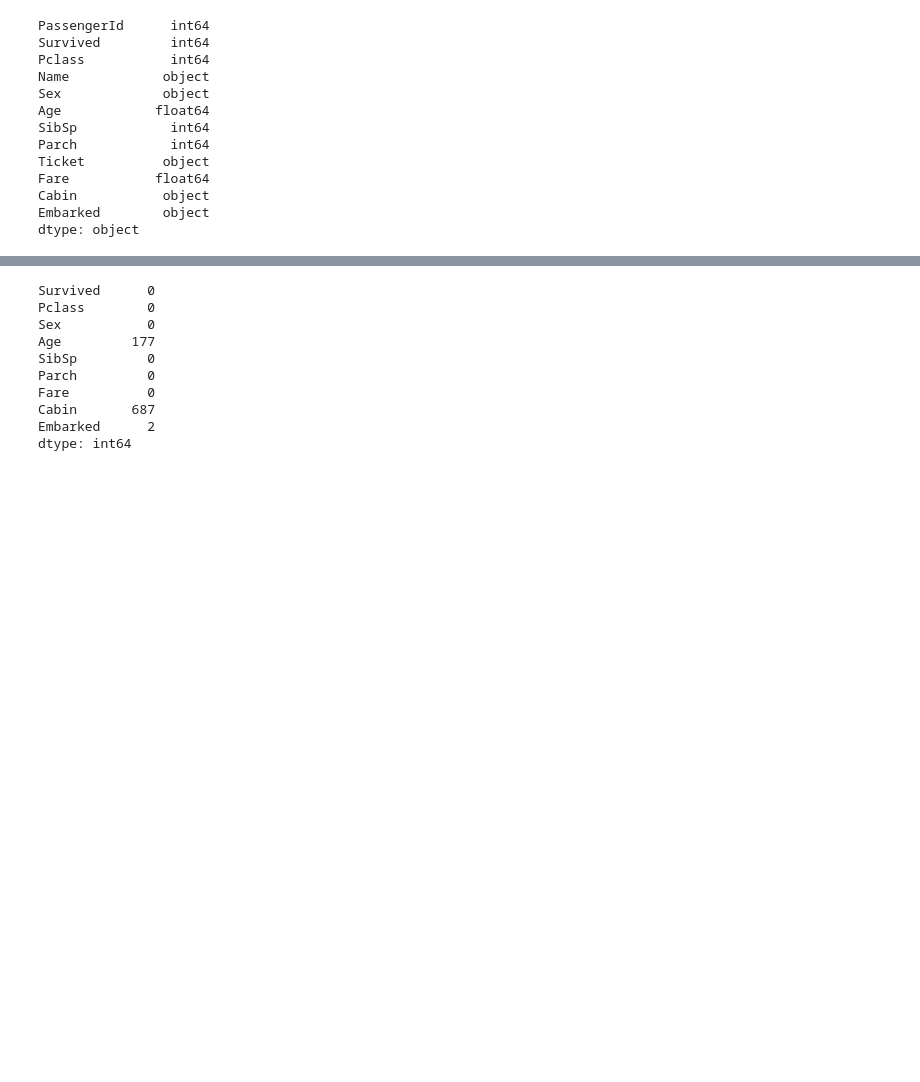
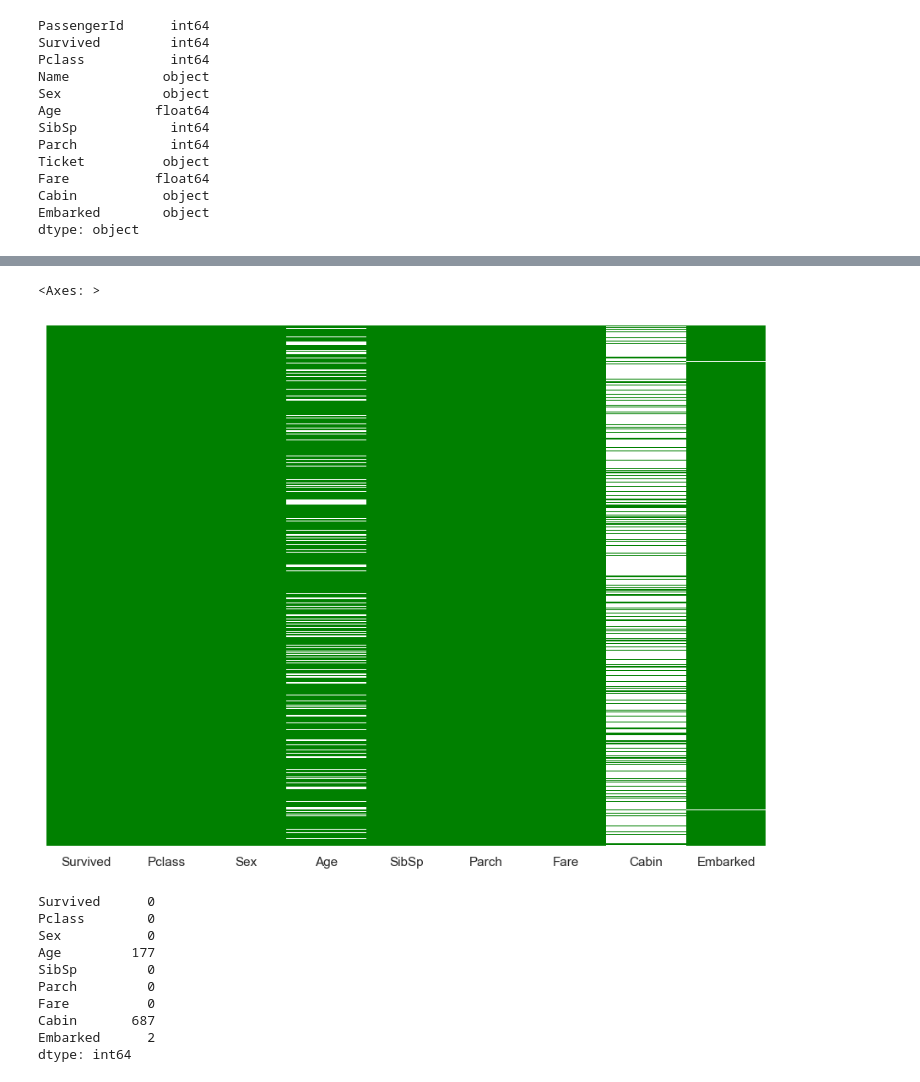
Before and after one commit to poornima76/poornima76-Titanic-dataset-prediction, a Jupyter notebook: logistic_regression.ipynb, the cells around one changed output, grey strips where cells are left out. Drawn from its saved outputs; the diff is of its cells as text; code cells hidden in the pictures; blank space fills up the shorter version.

```diff
--- a/logistic_regression.ipynb
+++ b/logistic_regression.ipynb
@@ -49,3 +86,8 @@ df.drop(columns=['PassengerId','Name', 'Ticket'], inplace=True)
+# %%
+sns.heatmap(df.isnull(),yticklabels=False,cbar=False,cmap="ocean")
+# %% [output]
+<Axes: >
+[figure, added]
 # %%
 df.isna().sum()
 # %% [output]
```
Also changed, not shown: parts of 51 cells of this notebook.
